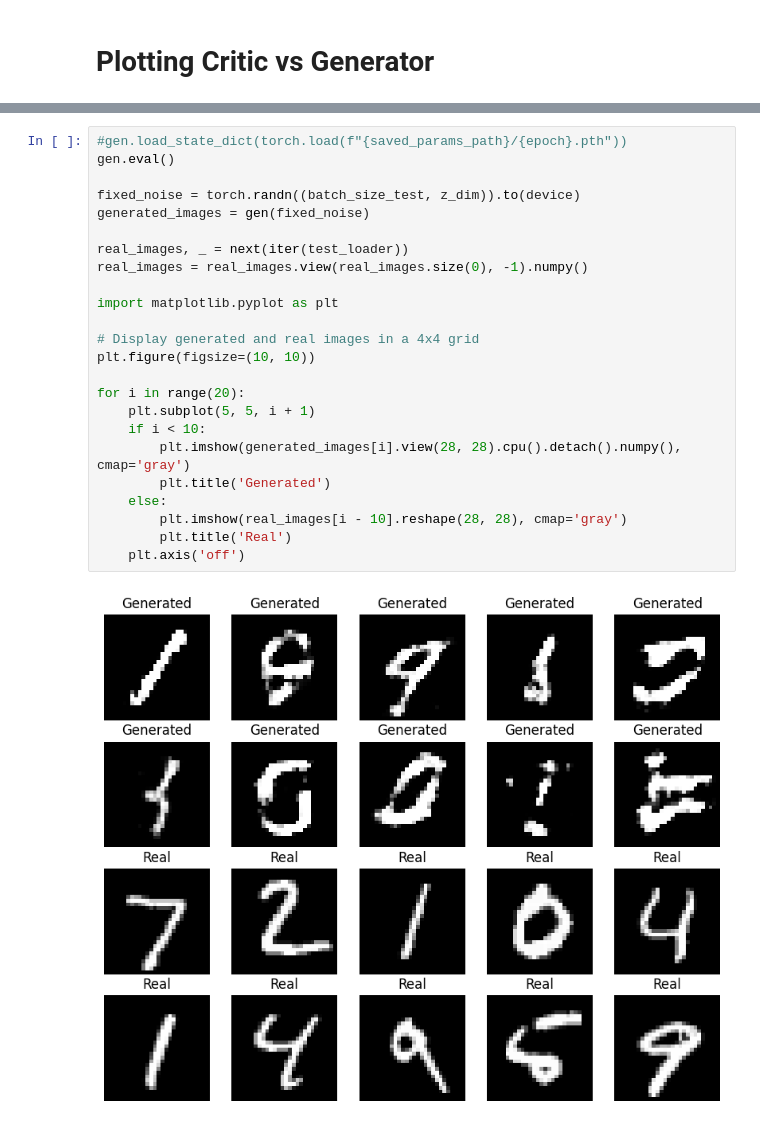
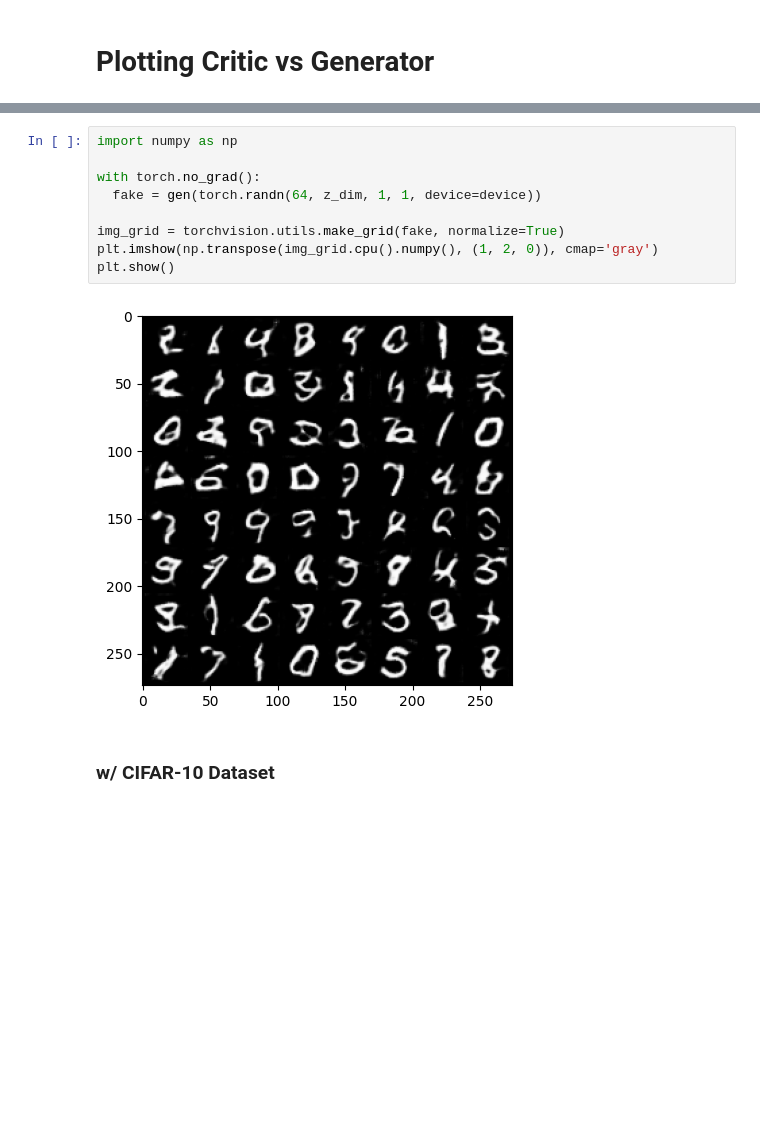
Before and after one commit to seungmindavid/Representational-Learning, a Jupyter notebook: GAN/WGAN.ipynb, the cells around one changed output, grey strips where cells are left out. Drawn from its saved outputs; the diff is of its cells as text; blank space fills up the shorter version.

```diff
--- a/GAN/WGAN.ipynb
+++ b/GAN/WGAN.ipynb
@@ -247,26 +245,13 @@ plt.show()
-# %%
-#gen.load_state_dict(torch.load(f"{saved_params_path}/{epoch}.pth"))
-gen.eval()
-
-fixed_noise = torch.randn((batch_size_test, z_dim)).to(device)
-generated_images = gen(fixed_noise)
-
-real_images, _ = next(iter(test_loader))
-real_images = real_images.view(real_images.size(0), -1).numpy()
-
-import matplotlib.pyplot as plt
-
-# Display generated and real images in a 4x4 grid
-plt.figure(figsize=(10, 10))
-
-for i in range(20):
-    plt.subplot(5, 5, i + 1)
-    if i < 10:
-        plt.imshow(generated_images[i].view(28, 28).cpu().detach().numpy(), cmap='gray')
-        plt.title('Generated')
-    else:
-        plt.imshow(real_images[i - 10].reshape(28, 28), cmap='gray')
-        plt.title('Real')
-    plt.axis('off')
-# %% [output]
-[figure, removed]
+# %%
+import numpy as np
+
+with torch.no_grad():
+  fake = gen(torch.randn(64, z_dim, 1, 1, device=device))
+
+img_grid = torchvision.utils.make_grid(fake, normalize=True)
+plt.imshow(np.transpose(img_grid.cpu().numpy(), (1, 2, 0)), cmap='gray')
+plt.show()
+# %% [output]
+[figure, added]
+# %% [markdown]
+### w/ CIFAR-10 Dataset
```
Also changed, not shown: parts of 16 cells of this notebook.
